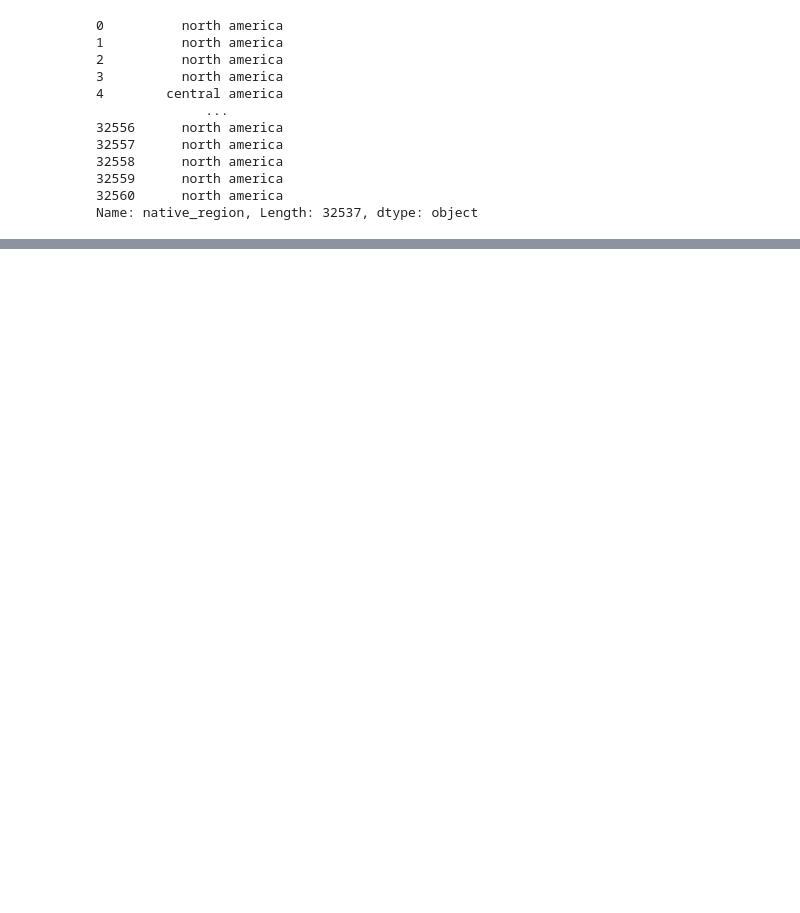
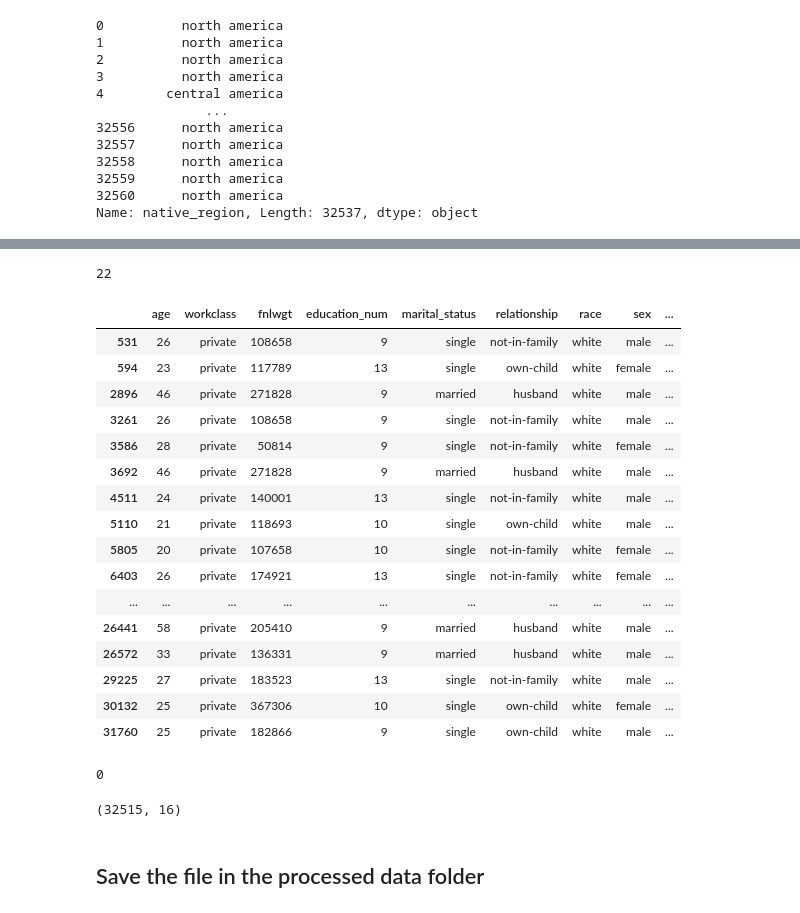
Before and after one commit to Chance-1680/Adult_Income, a Jupyter notebook: notebooks/ Data Cleaned.ipynb, the cells around one changed output, grey strips where cells are left out. Drawn from its saved outputs; the diff is of its cells as text; code cells hidden in the pictures; blank space fills up the shorter version.

Commit message:
Added age groups and saved finaal cleaned dataset to processed folder

```diff
--- a/notebooks/ Data Cleaned.ipynb
+++ b/notebooks/ Data Cleaned.ipynb
@@ -577,0 +596,4 @@ adult_df.to_csv('19.csv', index=False)
+# %%
+bins = [0, 18, 25, 35, 45, 60, 75, 100]
+labels = ['<18', '18-25', '26-35', '36-45', '46-60', '61-75', '76+']
+adult_df['age_group'] = pd.cut(adult_df['age'], bins, labels = labels, right=True, include_lowest=True)
@@ -577,0 +607,2 @@ adult_df.to_csv('19.csv', index=False)
+# %%
+adult_df.drop(columns=['education', 'native_country', 'occupation'], inplace=True)
@@ -577,0 +643,24 @@ adult_df.to_csv('19.csv', index=False)
+# %%
+adult_df.duplicated().sum()
+# %% [output]
+22
+# %%
+adult_df[adult_df.duplicated(keep=False)]
+# %% [output]
+|  | age | workclass | fnlwgt | education_num | marital_status | relationship | race | sex | ... |
+| 531 | 26 | private | 108658 | 9 | single | not-in-family | white | male | ... |
+| 594 | 23 | private | 117789 | 13 | single | own-child | white | female | ... |
+| 2896 | 46 | private | 271828 | 9 | married | husband | white | male | ... |
+| 3261 | 26 | private | 108658 | 9 | single | not-in-family | white | male | ... |
+| 3586 | 28 | private | 50814 | 9 | single | not-in-family | white | female | ... |
+| 3692 | 46 | private | 271828 | 9 | married | husband | white | male | ... |
+| 4511 | 24 | private | 140001 | 13 | single | not-in-family | white | male | ... |
+| 5110 | 21 | private | 118693 | 10 | single | own-child | white | male | ... |
+| 5805 | 20 | private | 107658 | 10 | single | not-in-family | white | female | ... |
+| 6403 | 26 | private | 174921 | 13 | single | not-in-family | white | female | ... |
+| ... | ... | ... | ... | ... | ... | ... | ... | ... | ... |
+| 26441 | 58 | private | 205410 | 9 | married | husband | white | male | ... |
+| 26572 | 33 | private | 136331 | 9 | married | husband | white | male | ... |
+| 29225 | 27 | private | 183523 | 13 | single | not-in-family | white | male | ... |
+| 30132 | 25 | private | 367306 | 10 | single | own-child | white | female | ... |
+| 31760 | 25 | private | 182866 | 9 | single | own-child | white | male | ... |
@@ -577,0 +669,10 @@ adult_df.to_csv('19.csv', index=False)
+# %%
+adult_df.duplicated().sum()
+# %% [output]
+0
+# %%
+adult_df.shape
+# %% [output]
+(32515, 16)
+# %% [markdown]
+## Save the file in the processed data folder
```
Also changed, not shown: parts of 20 cells of this notebook, 1 other file.
